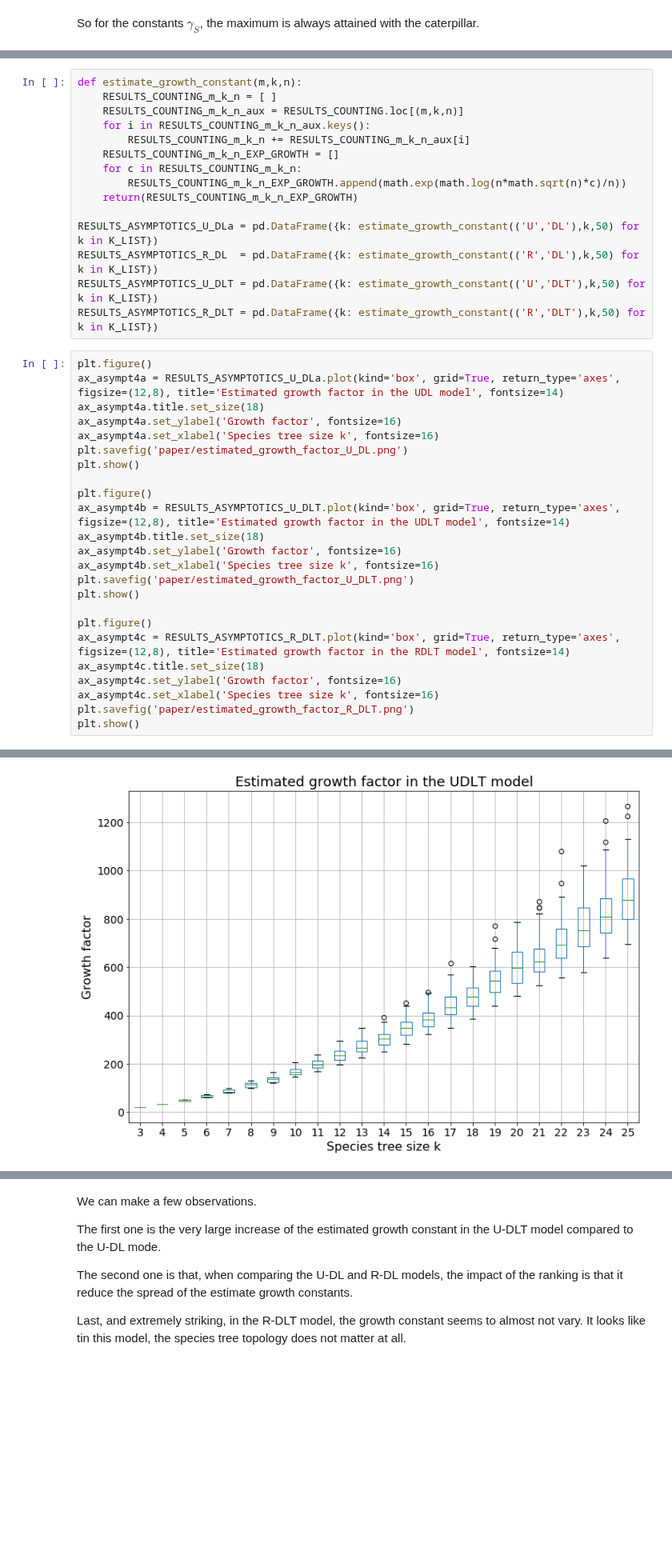
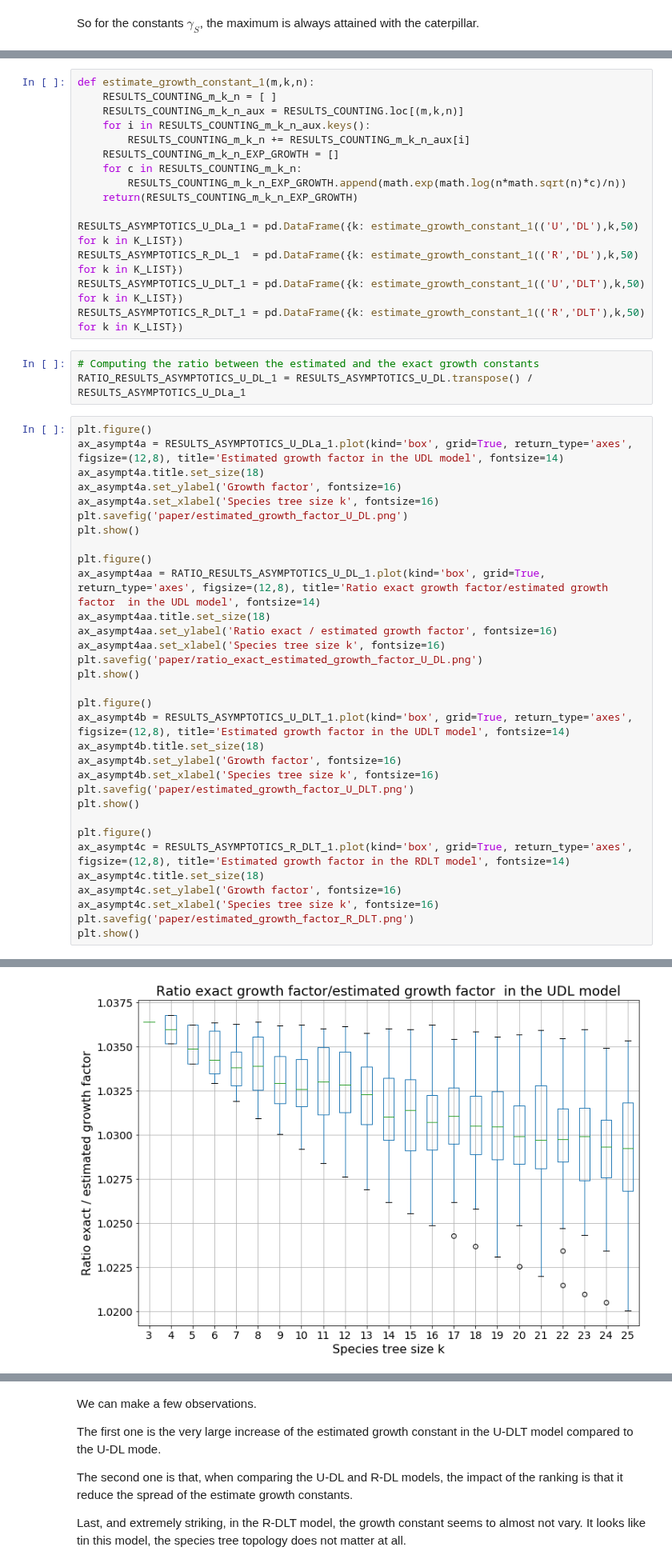
Before and after one commit to cchauve/DLT-Histories, a Jupyter notebook: doc/notebooks/Paper_figures.ipynb, the cells around one changed output, grey strips where cells are left out. Shown at 80% size. Drawn from its saved outputs; the diff is of its cells as text; blank space fills up the shorter version.

```diff
--- a/doc/notebooks/Paper_figures.ipynb
+++ b/doc/notebooks/Paper_figures.ipynb
@@ -267,5 +270,5 @@ $$\alpha_S \simeq e^{\left(\frac{\ln\left(n^{3/2}h_S(n)\right)}{n}\right)}.$$
 # %%
-def estimate_growth_constant(m,k,n):
+def estimate_growth_constant_1(m,k,n):
     RESULTS_COUNTING_m_k_n = [ ]
     RESULTS_COUNTING_m_k_n_aux = RESULTS_COUNTING.loc[(m,k,n)]
     for i in RESULTS_COUNTING_m_k_n_aux.keys():
@@ -275,37 +278,48 @@ def estimate_growth_constant(m,k,n):
         RESULTS_COUNTING_m_k_n_EXP_GROWTH.append(math.exp(math.log(n*math.sqrt(n)*c)/n))
     return(RESULTS_COUNTING_m_k_n_EXP_GROWTH)
 
-RESULTS_ASYMPTOTICS_U_DLa = pd.DataFrame({k: estimate_growth_constant(('U','DL'),k,50) for k in K_LIST})
-RESULTS_ASYMPTOTICS_R_DL  = pd.DataFrame({k: estimate_growth_constant(('R','DL'),k,50) for k in K_LIST})
-RESULTS_ASYMPTOTICS_U_DLT = pd.DataFrame({k: estimate_growth_constant(('U','DLT'),k,50) for k in K_LIST})
-RESULTS_ASYMPTOTICS_R_DLT = pd.DataFrame({k: estimate_growth_constant(('R','DLT'),k,50) for k in K_LIST})
+RESULTS_ASYMPTOTICS_U_DLa_1 = pd.DataFrame({k: estimate_growth_constant_1(('U','DL'),k,50) for k in K_LIST})
+RESULTS_ASYMPTOTICS_R_DL_1  = pd.DataFrame({k: estimate_growth_constant_1(('R','DL'),k,50) for k in K_LIST})
+RESULTS_ASYMPTOTICS_U_DLT_1 = pd.DataFrame({k: estimate_growth_constant_1(('U','DLT'),k,50) for k in K_LIST})
+RESULTS_ASYMPTOTICS_R_DLT_1 = pd.DataFrame({k: estimate_growth_constant_1(('R','DLT'),k,50) for k in K_LIST})
+# %%
+# Computing the ratio between the estimated and the exact growth constants
+RATIO_RESULTS_ASYMPTOTICS_U_DL_1 = RESULTS_ASYMPTOTICS_U_DL.transpose() / RESULTS_ASYMPTOTICS_U_DLa_1
 # %%
 plt.figure()
-ax_asympt4a = RESULTS_ASYMPTOTICS_U_DLa.plot(kind='box', grid=True, return_type='axes', figsize=(12,8), title='Estimated growth factor in the UDL model', fontsize=14)
+ax_asympt4a = RESULTS_ASYMPTOTICS_U_DLa_1.plot(kind='box', grid=True, return_type='axes', figsize=(12,8), title='Estimated growth factor in the UDL model', fontsize=14)
 ax_asympt4a.title.set_size(18)
 ax_asympt4a.set_ylabel('Growth factor', fontsize=16)
 ax_asympt4a.set_xlabel('Species tree size k', fontsize=16)
 plt.savefig('paper/estimated_growth_factor_U_DL.png')
 plt.show()
 
 plt.figure()
-ax_asympt4b = RESULTS_ASYMPTOTICS_U_DLT.plot(kind='box', grid=True, return_type='axes', figsize=(12,8), title='Estimated growth factor in the UDLT model', fontsize=14)
+ax_asympt4aa = RATIO_RESULTS_ASYMPTOTICS_U_DL_1.plot(kind='box', grid=True, return_type='axes', figsize=(12,8), title='Ratio exact growth factor/estimated growth factor  in the UDL model', fontsize=14)
+ax_asympt4aa.title.set_size(18)
+ax_asympt4aa.set_ylabel('Ratio exact / estimated growth factor', fontsize=16)
+ax_asympt4aa.set_xlabel('Species tree size k', fontsize=16)
+plt.savefig('paper/ratio_exact_estimated_growth_factor_U_DL.png')
+plt.show()
+
+plt.figure()
+ax_asympt4b = RESULTS_ASYMPTOTICS_U_DLT_1.plot(kind='box', grid=True, return_type='axes', figsize=(12,8), title='Estimated growth factor in the UDLT model', fontsize=14)
 ax_asympt4b.title.set_size(18)
 ax_asympt4b.set_ylabel('Growth factor', fontsize=16)
 ax_asympt4b.set_xlabel('Species tree size k', fontsize=16)
 plt.savefig('paper/estimated_growth_factor_U_DLT.png')
 plt.show()
 
 plt.figure()
-ax_asympt4c = RESULTS_ASYMPTOTICS_R_DLT.plot(kind='box', grid=True, return_type='axes', figsize=(12,8), title='Estimated growth factor in the RDLT model', fontsize=14)
+ax_asympt4c = RESULTS_ASYMPTOTICS_R_DLT_1.plot(kind='box', grid=True, return_type='axes', figsize=(12,8), title='Estimated growth factor in the RDLT model', fontsize=14)
 ax_asympt4c.title.set_size(18)
 ax_asympt4c.set_ylabel('Growth factor', fontsize=16)
 ax_asympt4c.set_xlabel('Species tree size k', fontsize=16)
 plt.savefig('paper/estimated_growth_factor_R_DLT.png')
 plt.show()
 # %% [output]
 <Figure size 432x288 with 0 Axes>
 [figure]
 <Figure size 432x288 with 0 Axes>
-[figure, old version]
+[figure, new version]
 <Figure size 432x288 with 0 Axes>
```
Also changed, not shown: parts of 3 cells of this notebook.
